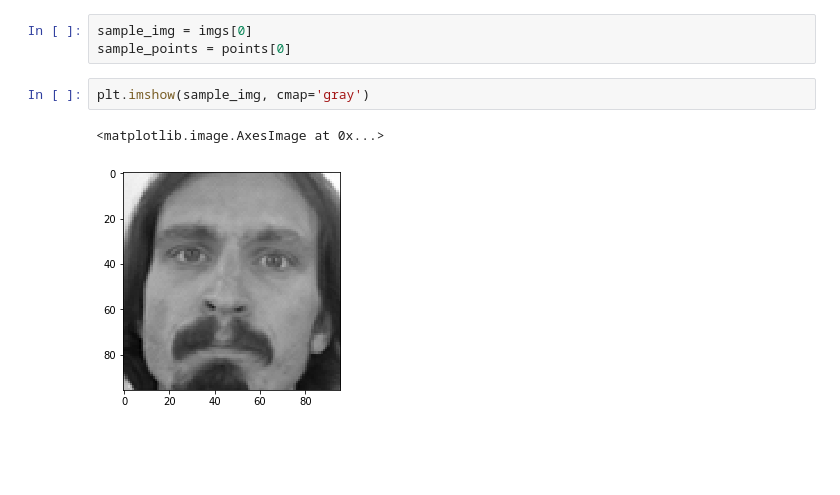
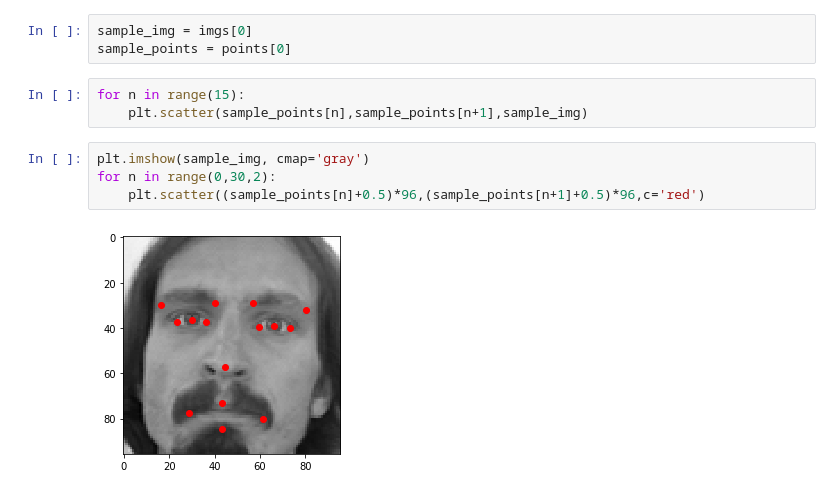
Before and after one commit to void110916/1st-DL-CVMarathon, a Jupyter notebook: Day42_explore_facial_keypoint_data_HW.ipynb, the cells around one changed output. Cells and saved outputs as stored; diff of their text form; blank space fills up the shorter version.

```diff
--- a/Day42_explore_facial_keypoint_data_HW.ipynb
+++ b/Day42_explore_facial_keypoint_data_HW.ipynb
@@ -95,8 +95,12 @@ print("圖像資料:", imgs.shape, "\n關鍵點資料:", points.shape)
 # %%
 sample_img = imgs[0]
 sample_points = points[0]
-# %%
-plt.imshow(sample_img, cmap='gray')
-# %% [output]
-<matplotlib.image.AxesImage at 0x...>
-[figure, removed]
+# %%
+for n in range(15):
+    plt.scatter(sample_points[n],sample_points[n+1],sample_img)
+# %%
+plt.imshow(sample_img, cmap='gray')
+for n in range(0,30,2):
+    plt.scatter((sample_points[n]+0.5)*96,(sample_points[n+1]+0.5)*96,c='red')
+# %% [output]
+[figure, added]
```
Also changed, not shown: parts of 1 cell of this notebook.
